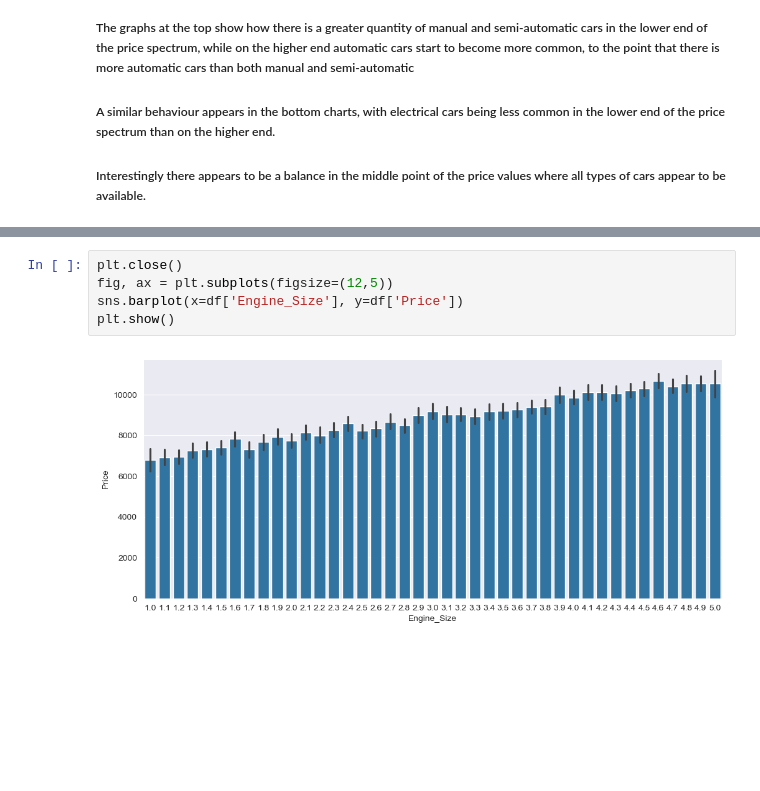
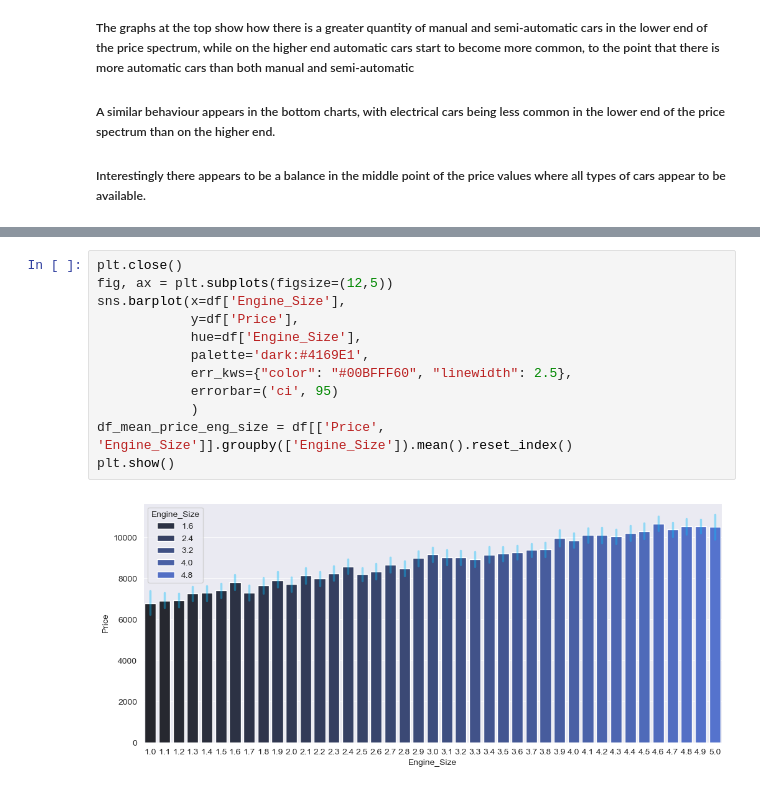
Before and after one commit to EmilianoDeLaGarzaVillarreal/CarPriceAnalysis, a Jupyter notebook: sample.ipynb, the cells around one changed output, grey strips where cells are left out. Drawn from its saved outputs; the diff is of its cells as text; blank space fills up the shorter version.

```diff
--- a/sample.ipynb
+++ b/sample.ipynb
@@ -233,7 +217,14 @@ plt.show()
 # %%
 plt.close()
 fig, ax = plt.subplots(figsize=(12,5))
-sns.barplot(x=df['Engine_Size'], y=df['Price'])
+sns.barplot(x=df['Engine_Size'],
+            y=df['Price'],
+            hue=df['Engine_Size'],
+            palette='dark:#4169E1',
+            err_kws={"color": "#00BFFF60", "linewidth": 2.5},
+            errorbar=('ci', 95)
+            )
+df_mean_price_eng_size = df[['Price', 'Engine_Size']].groupby(['Engine_Size']).mean().reset_index()
 plt.show()
 # %% [output]
-[figure, old version]
+[figure, new version]
```
Also changed, not shown: parts of 9 cells of this notebook.
